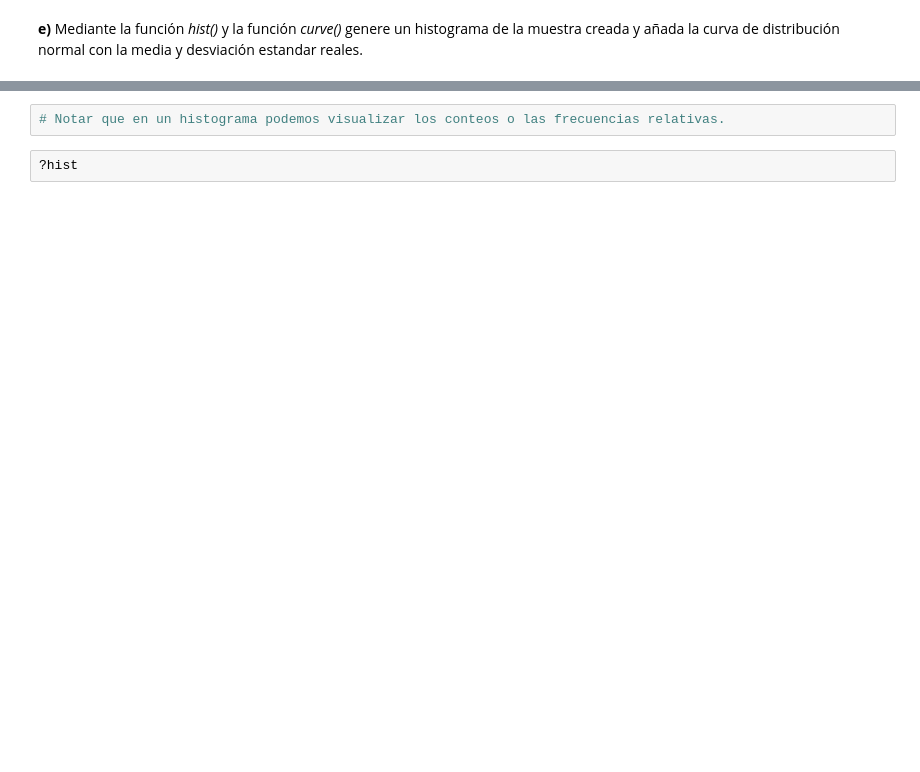
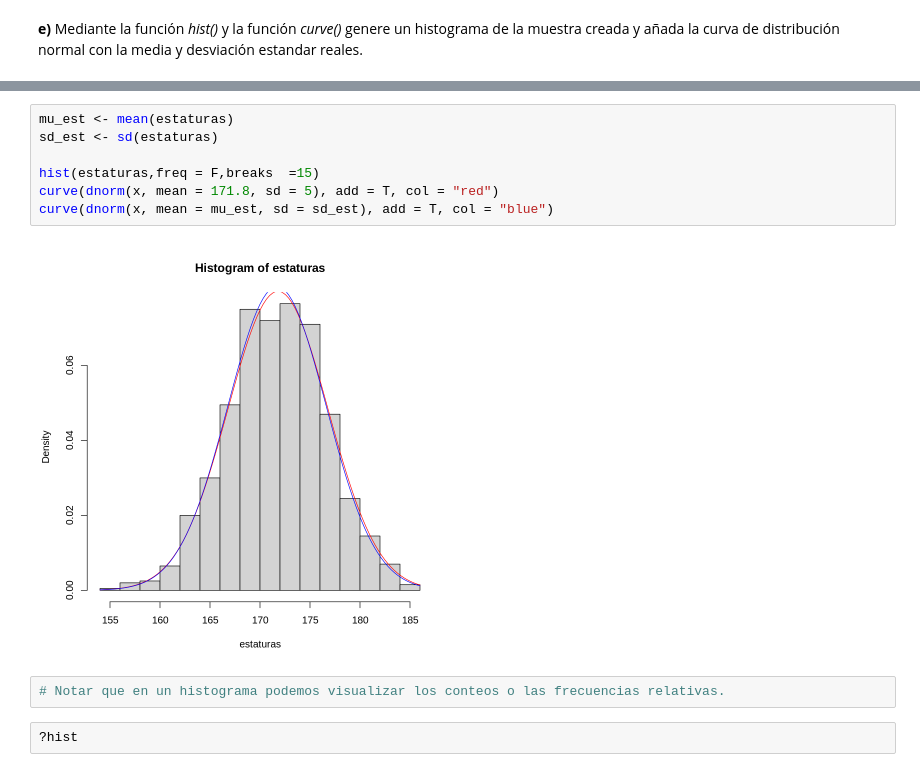
Before and after one commit to avineses/PUC_DBDC, a Jupyter notebook: Clase7/Clase7_1_Distribuciones_de_probabilidad_en_r.ipynb, the cells around one changed output, grey strips where cells are left out. Saved outputs shown, nothing was run; the diff lists cells and outputs as text; blank space fills up the shorter version.

```diff
--- a/Clase7/Clase7_1_Distribuciones_de_probabilidad_en_r.ipynb
+++ b/Clase7/Clase7_1_Distribuciones_de_probabilidad_en_r.ipynb
@@ -145,3 +122,12 @@ hist(estaturas)
+# %%
+mu_est <- mean(estaturas)
+sd_est <- sd(estaturas)
+
+hist(estaturas,freq = F,breaks  =15)
+curve(dnorm(x, mean = 171.8, sd = 5), add = T, col = "red")
+curve(dnorm(x, mean = mu_est, sd = sd_est), add = T, col = "blue")
+# %% [output]
+[figure, added]
 # %%
 # Notar que en un histograma podemos visualizar los conteos o las frecuencias relativas.
 # %%
```
Also changed, not shown: parts of 34 cells of this notebook.
